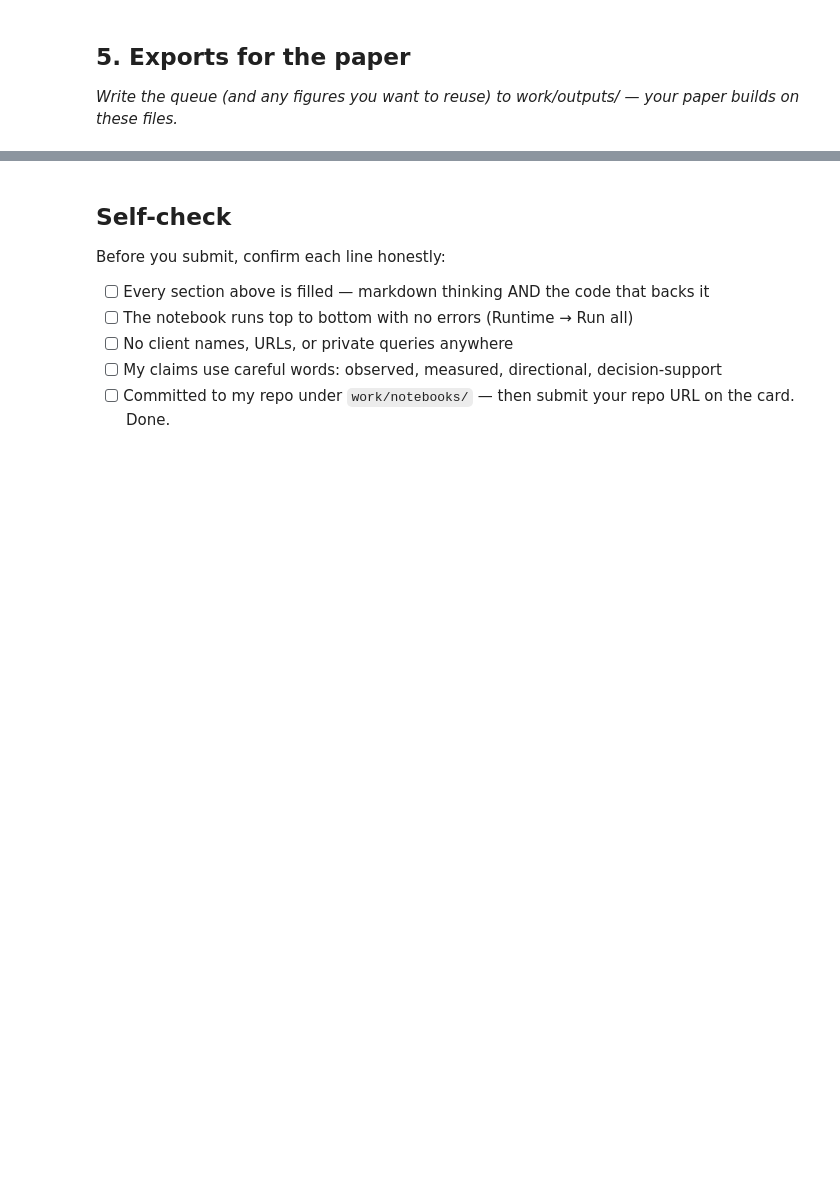
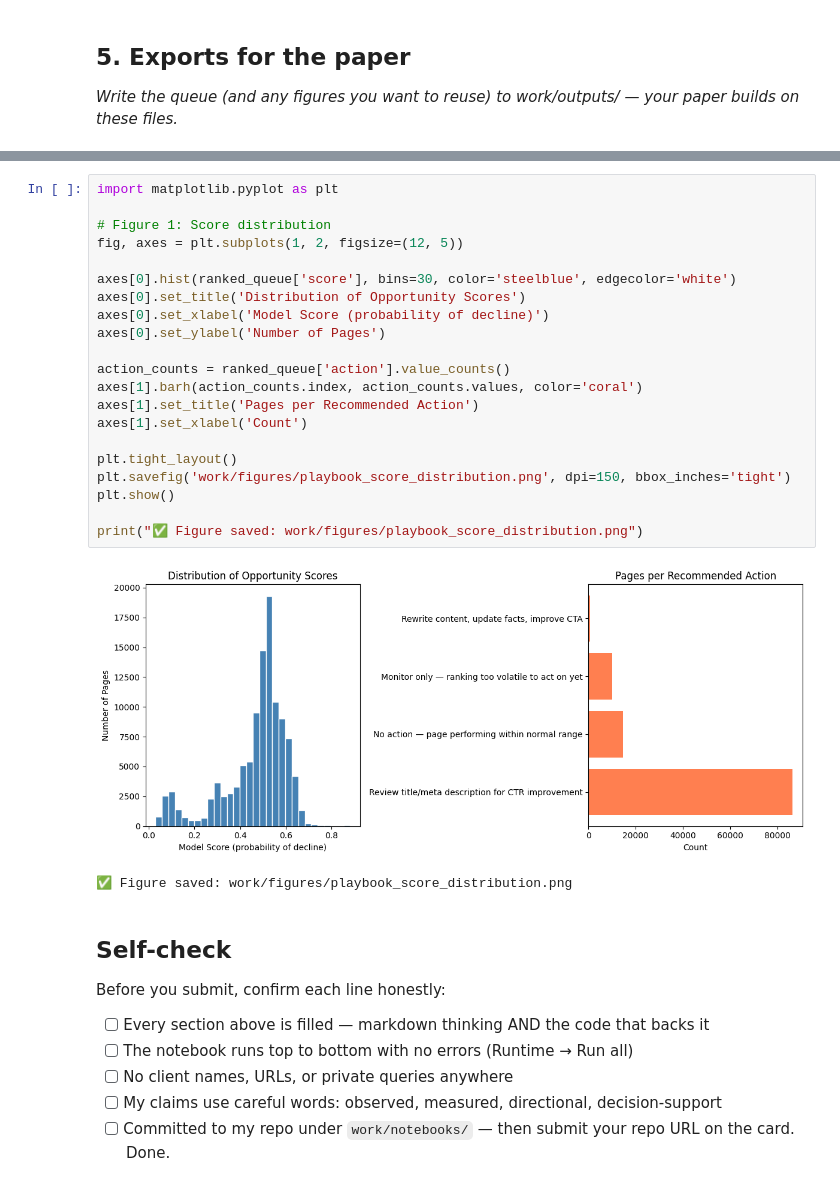
Before and after one commit to SIDRAATTIQUE/flyrank-machine-learning, a Jupyter notebook: work/notebooks/w07_action_playbook.ipynb, the cells around one changed output, grey strips where cells are left out. Cells and saved outputs as stored; diff of their text form; blank space fills up the shorter version.

```diff
--- a/work/notebooks/w07_action_playbook.ipynb
+++ b/work/notebooks/w07_action_playbook.ipynb
@@ -29,3 +469,27 @@ This skeleton is yours to fill. Work the sections **in order** — each one has
+# %%
+import matplotlib.pyplot as plt
+
+# Figure 1: Score distribution
+fig, axes = plt.subplots(1, 2, figsize=(12, 5))
+
+axes[0].hist(ranked_queue['score'], bins=30, color='steelblue', edgecolor='white')
+axes[0].set_title('Distribution of Opportunity Scores')
+axes[0].set_xlabel('Model Score (probability of decline)')
+axes[0].set_ylabel('Number of Pages')
+
+action_counts = ranked_queue['action'].value_counts()
+axes[1].barh(action_counts.index, action_counts.values, color='coral')
+axes[1].set_title('Pages per Recommended Action')
+axes[1].set_xlabel('Count')
+
+plt.tight_layout()
+plt.savefig('work/figures/playbook_score_distribution.png', dpi=150, bbox_inches='tight')
+plt.show()
+
+print("✅ Figure saved: work/figures/playbook_score_distribution.png")
+# %% [output]
+[figure, added]
+✅ Figure saved: work/figures/playbook_score_distribution.png
 # %% [markdown]
 ## Self-check
 
```
Also changed, not shown: parts of 12 cells of this notebook.
